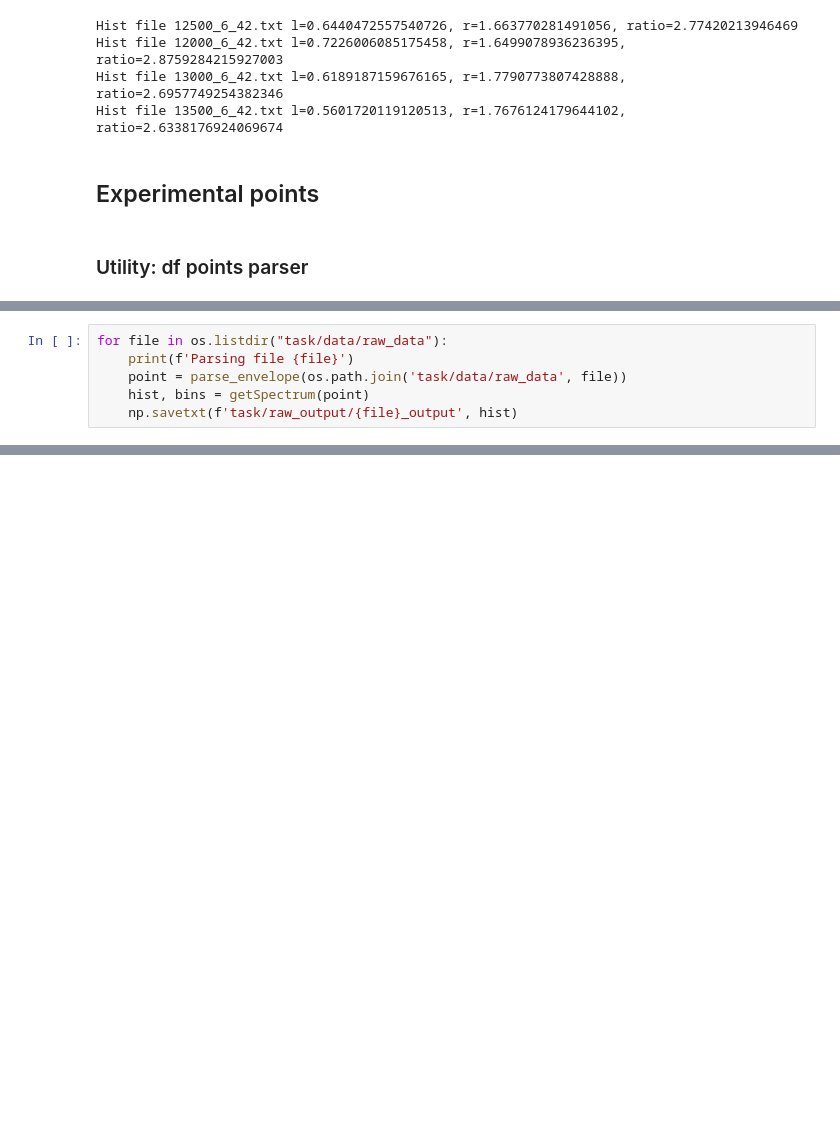
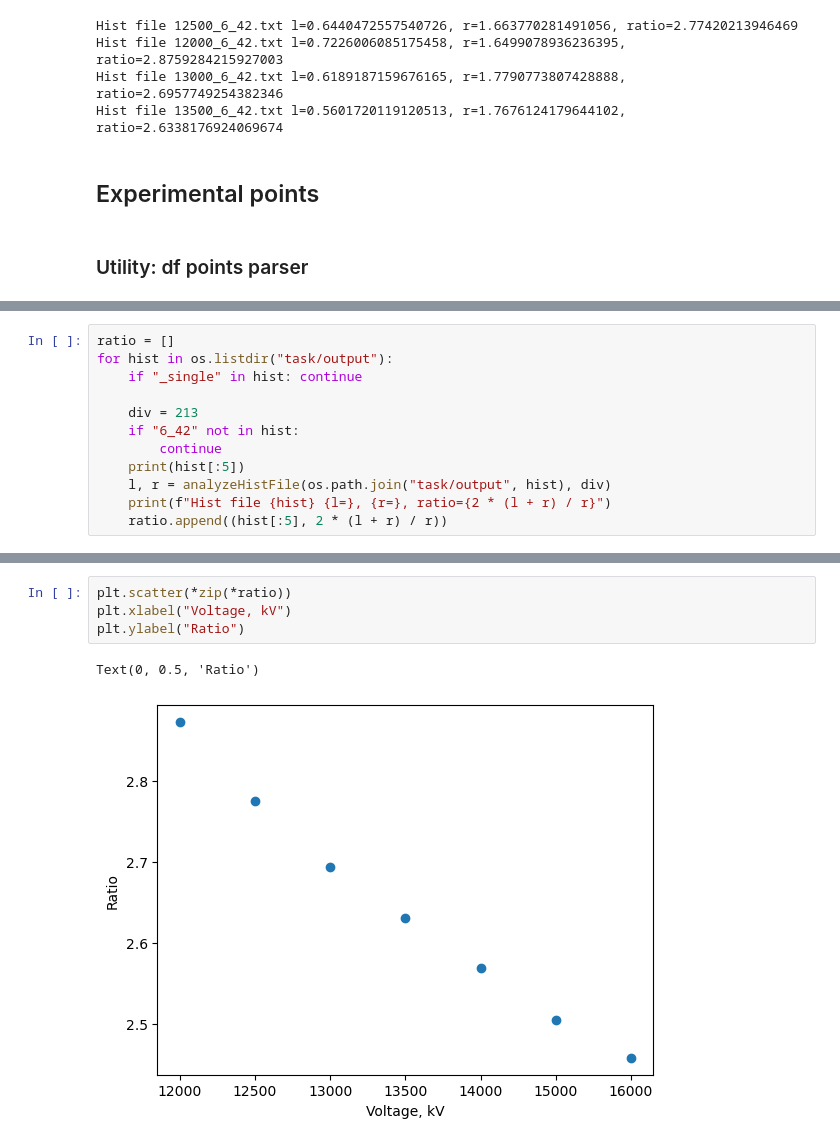
Before and after one commit to GregTheMadMonk/edu-28, a Jupyter notebook: edu-28.ipynb, the cells around one changed output, grey strips where cells are left out. Drawn from its saved outputs; the diff is of its cells as text; blank space fills up the shorter version.

```diff
--- a/edu-28.ipynb
+++ b/edu-28.ipynb
@@ -732,6 +718,0 @@ def getSpectrum(Point):
-# %%
-for file in os.listdir("task/data/raw_data"):
-    print(f'Parsing file {file}')
-    point = parse_envelope(os.path.join('task/data/raw_data', file))
-    hist, bins = getSpectrum(point)
-    np.savetxt(f'task/raw_output/{file}_output', hist)
@@ -762,0 +829,12 @@ plt.xlim(0, 100)
+# %%
+ratio = []
+for hist in os.listdir("task/output"):
+    if "_single" in hist: continue
+
+    div = 213
+    if "6_42" not in hist:
+        continue
+    print(hist[:5])
+    l, r = analyzeHistFile(os.path.join("task/output", hist), div)
+    print(f"Hist file {hist} {l=}, {r=}, ratio={2 * (l + r) / r}")
+    ratio.append((hist[:5], 2 * (l + r) / r))
@@ -762,0 +866,7 @@ plt.xlim(0, 100)
+# %%
+plt.scatter(*zip(*ratio))
+plt.xlabel("Voltage, kV")
+plt.ylabel("Ratio")
+# %% [output]
+Text(0, 0.5, 'Ratio')
+[figure, added]
```
Also changed, not shown: parts of 17 cells of this notebook, 29 other files.
